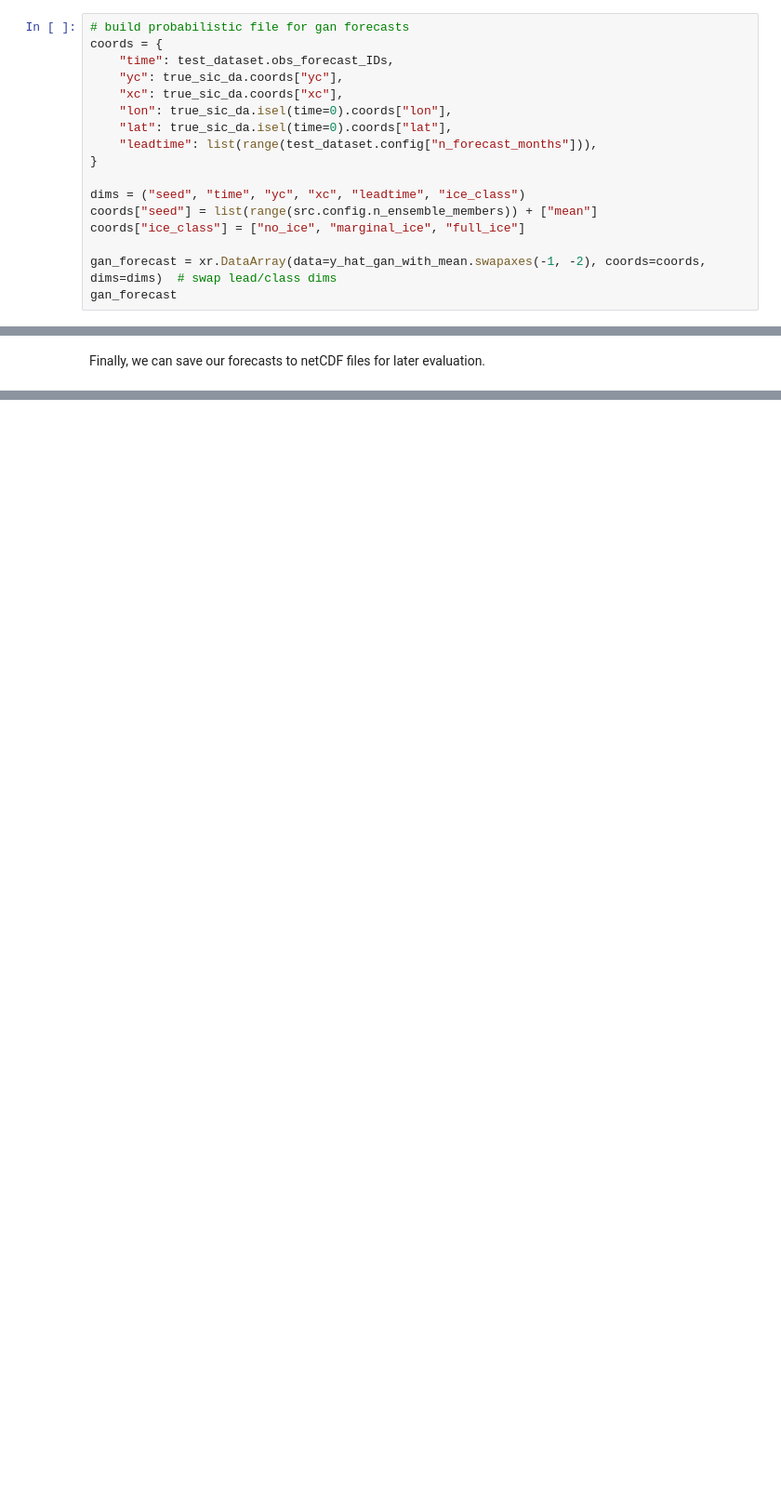
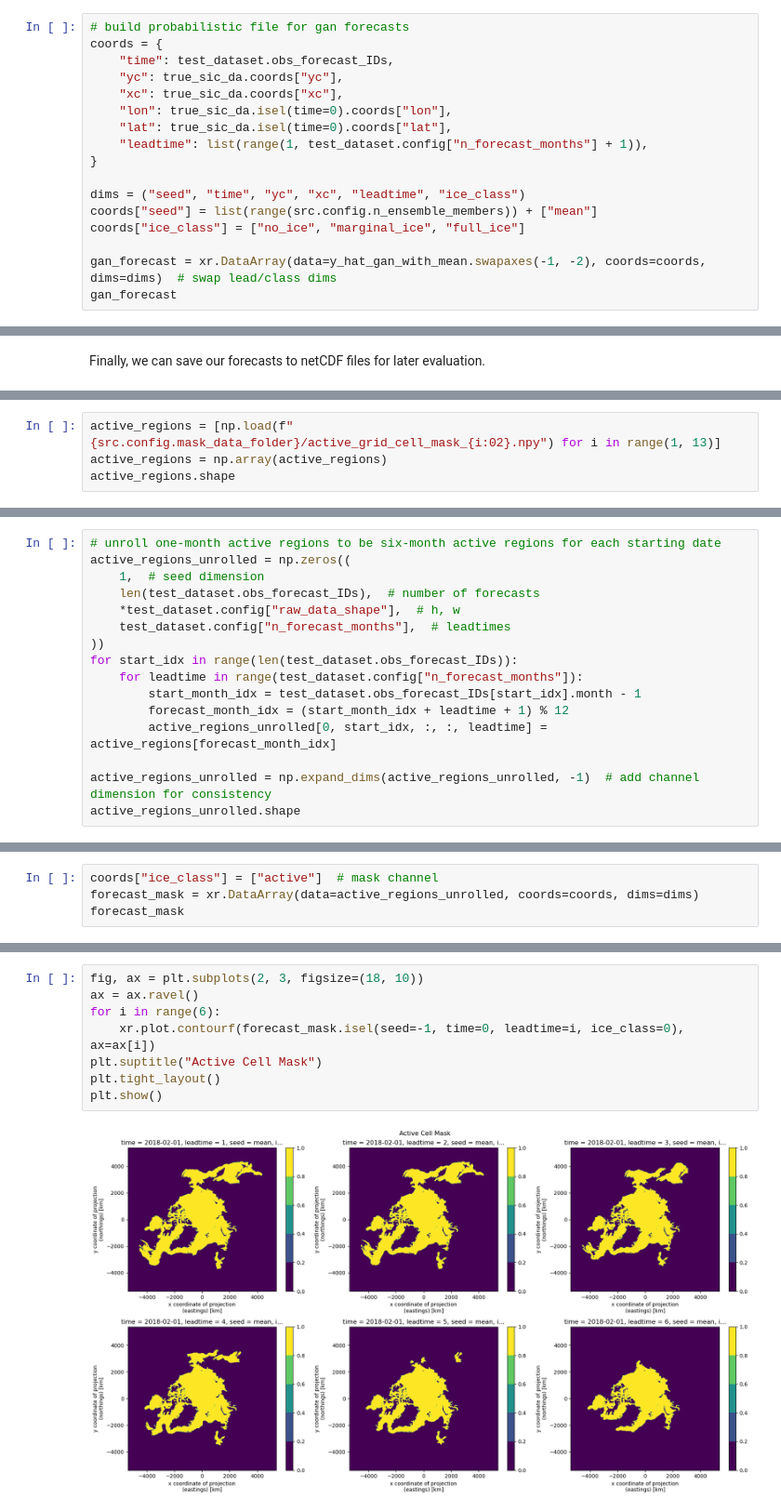
Before and after one commit to ampersandmcd/icenet-gan, a Jupyter notebook: notebooks/4_forecast.ipynb, the cells around one changed output, grey strips where cells are left out. Shown at 93% size. Drawn from its saved outputs; the diff is of its cells as text; blank space fills up the shorter version.

```diff
--- a/notebooks/4_forecast.ipynb
+++ b/notebooks/4_forecast.ipynb
@@ -400,7 +399,7 @@ coords = {
     "xc": true_sic_da.coords["xc"],
     "lon": true_sic_da.isel(time=0).coords["lon"],
     "lat": true_sic_da.isel(time=0).coords["lat"],
-    "leadtime": list(range(test_dataset.config["n_forecast_months"])),
+    "leadtime": list(range(1, test_dataset.config["n_forecast_months"] + 1)),
 }
 
 dims = ("seed", "time", "yc", "xc", "leadtime", "ice_class")
@@ -520,0 +520,4 @@ linear_forecast.to_netcdf(linear_forecast_fpath)
+# %%
+active_regions = [np.load(f"{src.config.mask_data_folder}/active_grid_cell_mask_{i:02}.npy") for i in range(1, 13)]
+active_regions = np.array(active_regions)
+active_regions.shape
@@ -520,0 +526,16 @@ linear_forecast.to_netcdf(linear_forecast_fpath)
+# %%
+# unroll one-month active regions to be six-month active regions for each starting date
+active_regions_unrolled = np.zeros((
+    1,  # seed dimension
+    len(test_dataset.obs_forecast_IDs),  # number of forecasts
+    *test_dataset.config["raw_data_shape"],  # h, w
+    test_dataset.config["n_forecast_months"],  # leadtimes
+))
+for start_idx in range(len(test_dataset.obs_forecast_IDs)):
+    for leadtime in range(test_dataset.config["n_forecast_months"]):
+        start_month_idx = test_dataset.obs_forecast_IDs[start_idx].month - 1
+        forecast_month_idx = (start_month_idx + leadtime + 1) % 12
+        active_regions_unrolled[0, start_idx, :, :, leadtime] = active_regions[forecast_month_idx]
+
+active_regions_unrolled = np.expand_dims(active_regions_unrolled, -1)  # add channel dimension for consistency
+active_regions_unrolled.shape
@@ -520,0 +544,4 @@ linear_forecast.to_netcdf(linear_forecast_fpath)
+# %%
+coords["ice_class"] = ["active"]  # mask channel
+forecast_mask = xr.DataArray(data=active_regions_unrolled, coords=coords, dims=dims)
+forecast_mask
@@ -520,0 +566,10 @@ linear_forecast.to_netcdf(linear_forecast_fpath)
+# %%
+fig, ax = plt.subplots(2, 3, figsize=(18, 10))
+ax = ax.ravel()
+for i in range(6):
+    xr.plot.contourf(forecast_mask.isel(seed=-1, time=0, leadtime=i, ice_class=0), ax=ax[i])
+plt.suptitle("Active Cell Mask")
+plt.tight_layout()
+plt.show()
+# %% [output]
+[figure, added]
```
Also changed, not shown: parts of 20 cells of this notebook, 4 other files.
